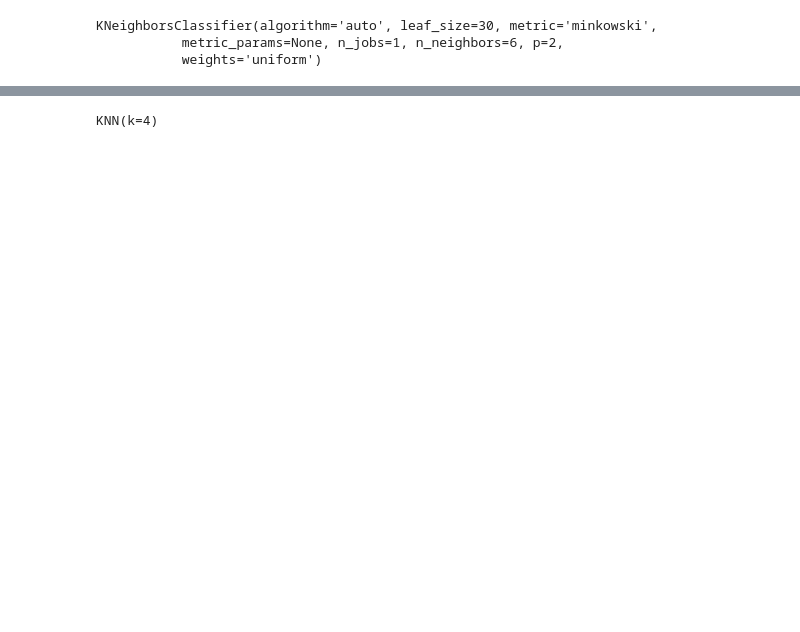
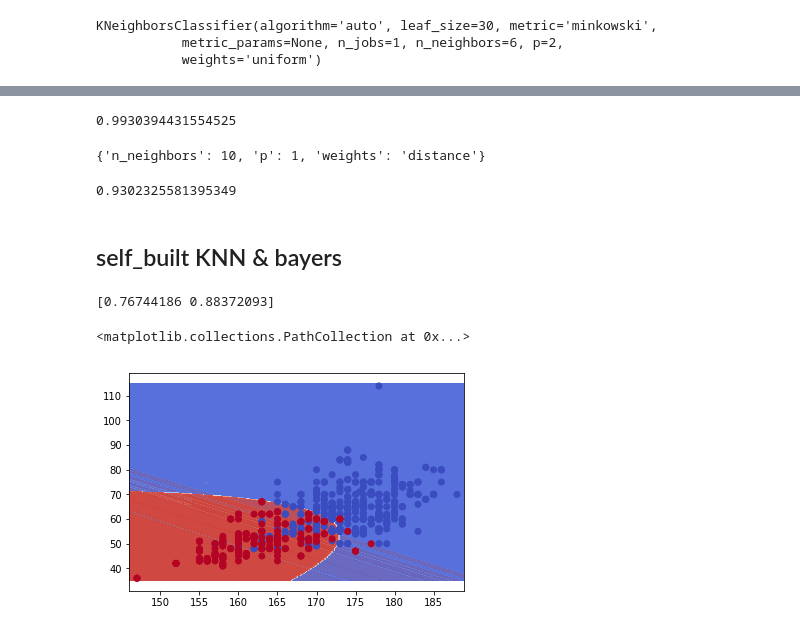
Before and after one commit to YihuiZhou-zyh/Pattern-Recognition, a Jupyter notebook: k_nn.ipynb, the cells around one changed output, grey strips where cells are left out. Drawn from its saved outputs; the diff is of its cells as text; code cells hidden in the pictures; blank space fills up the shorter version.

```diff
--- a/k_nn.ipynb
+++ b/k_nn.ipynb
@@ -5,13 +5,14 @@
 #     d = sqrt(np.sum(x_train - x)**2)
 #     distances.append(d)
 #  =>
+from matplotlib.colors import ListedColormap
 import numpy as np
 import matplotlib.pyplot as plt
 from numpy.linalg import inv
-import csv
-# from playML.LDA import LDA
+from sklearn.neighbors import KNeighborsClassifier
 from playML.metrics import plot_decision_boundary
 from playML.Bayers import BayersGN
-X_train, y_train = np.loadtxt("X.csv", delimiter=","),np.loadtxt("y.csv", delimiter=",")
+from playML.model_selection import train_test_split
+X_train, y_train = np.loadtxt("X_train.csv", delimiter=","),np.loadtxt("y_train.csv", delimiter=",")
 X_test, y_test =  np.loadtxt("X_test.csv", delimiter=","), np.loadtxt("y_test.csv", delimiter=",")
 # %%
@@ -26,0 +27,16 @@ y_predict = kNN_classifier.predict(X_test)
+# %%
+param_grid =[{
+        'weights':["uniform"],
+        "n_neighbors":[i for i in range(1,11)]
+    },
+    {
+        "weights":["distance"],
+        "n_neighbors":[i for i in range(1,11)],
+        'p':[i for i in range(1,6)]
+    }]
+# %%
+knn_clf = KNeighborsClassifier()
+from sklearn.model_selection import GridSearchCV
+grid_search = GridSearchCV(knn_clf, param_grid, n_jobs=-1, verbose=1)
+%time
+grid_search.fit(X_train, y_train)
@@ -27,6 +62,34 @@ y_predict = kNN_classifier.predict(X_test)
+# %%
+grid_search.best_score_
+# %% [output]
+0.9930394431554525
+# %%
+grid_search.best_params_
+# %% [output]
+{'n_neighbors': 10, 'p': 1, 'weights': 'distance'}
+# %%
+knn_clf = grid_search.best_estimator_
+knn_clf.score(X_test, y_test)
+# %% [output]
+0.9302325581395349
+# %% [markdown]
+## self_built KNN & bayers
 # %%
 from playML.kNN import KNNClassifier
-knn_clf = KNNClassifier(k=4)
-knn_clf.fit(X_train, y_train)
-# %% [output]
-KNN(k=4)
+# %%
+fig, sub = plt.subplots(1, 1)
+plt.subplots_adjust(wspace=0.4, hspace=0.4)
+priors = [0.25, 0.75]
+models = [
+            KNNClassifier(k=10),
+            BayersGN(priors=priors)
+         ]
+models = [clf.fit(X_train[:,:2], y_train) for clf in models]
+scores = np.array([model.score(X_test[:,:2], y_test) for model in models])
+print(scores)
+[plot_decision_boundary(sub, model=clf,X= X_train[:,:2],h=0.3) for clf in models]
+sub.scatter(X_train[:,0], X_train[:,1], c=y_train, cmap=plt.cm.coolwarm)
+# %% [output]
+[0.76744186 0.88372093]
+<matplotlib.collections.PathCollection at 0x...>
+[figure, added]
```
Also changed, not shown: parts of 15 cells of this notebook, 12 other files.
